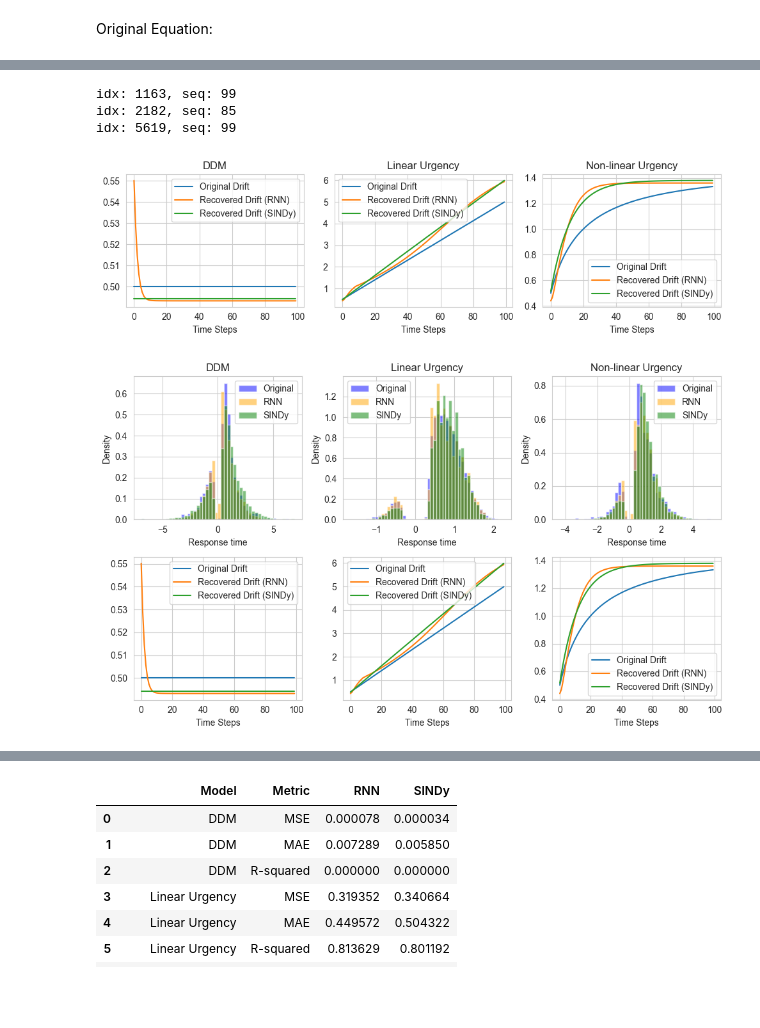
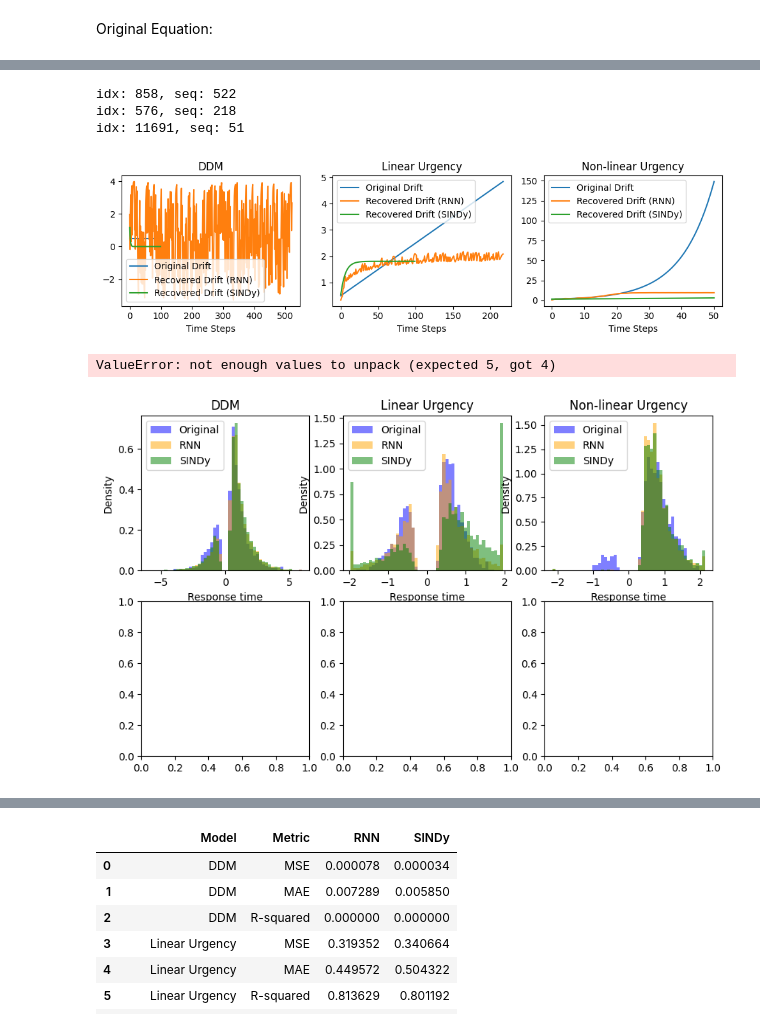
Before and after one commit to imtezcan/spice-ssm, a Jupyter notebook: analysis_sindy_playground.ipynb, the cells around one changed output, grey strips where cells are left out. Drawn from its saved outputs; the diff is of its cells as text; code cells hidden in the pictures; blank space fills up the shorter version.

```diff
--- a/analysis_sindy_playground.ipynb
+++ b/analysis_sindy_playground.ipynb
@@ -489,8 +503,8 @@ def sindy_predict_fast(sindy_drift, sindy_diffusion,
         u_in = t[active][:, None]  # (n_active, 1)
 
         v_next = sindy_drift.predict(v_in, u=u_in, multiple_trajectories=False).ravel()
-        # D_next = sindy_diffusion.predict(D_in, u=u_in, multiple_trajectories=False).ravel()
-        D_next = 1.0
+        D_next = sindy_diffusion.predict(D_in, u=u_in, multiple_trajectories=False).ravel()
+        # D_next = 1.0
 
         all_v.append(v_next[0])
         all_D.append(1.0)
@@ -613,11 +632,12 @@ plt.show()
 # %%
 drift_traces_nonlinear = traces_rnn_nonlinear['drift'][0]
-# diffusion_traces_ugm = traces_rnn_ugm['diffusion'][0][50:]
-diffusion_traces_nonlinear = np.full((drift_traces_nonlinear.shape[0], 1), 1.)
+diffusion_traces_nonlinear = traces_rnn_nonlinear['diffusion'][0]
+# diffusion_traces_nonlinear = np.full((drift_traces_nonlinear.shape[0], 1), 1.)
 # t = [t_ugm] * len(drift_traces)
 t_nonlinear = np.full((drift_traces_nonlinear.shape[0], 1), dt_rnn_nonlinear[0])
 t_nonlinear = np.cumsum(np.append(0., t_nonlinear[:-1]))
-t_nonlinear = np.arange(drift_traces_nonlinear.shape[1])
+print(t_nonlinear.shape)
+# t_nonlinear = np.arange(drift_traces_nonlinear.shape[1])
 
 sindy_drift_nonlinear, sindy_diffusion_nonlinear = get_sindy_model(dt_rnn_nonlinear, threshold=0.05, fit_intercept=False)
 sindy_drift_nonlinear.fit(drift_traces_nonlinear,
@@ -629,11 +649,11 @@ sindy_drift_nonlinear.fit(drift_traces_nonlinear,
           multiple_trajectories=False,
           t=t_nonlinear
           )
-# sindy_diffusion_ugm.fit(diffusion_traces_ugm,
-#         #   u=[t for t in np.stack([diffusion_traces, t_big], axis=-1)],
-#           u = t_ugm,
-#           ensemble=False,
-#           library_ensemble=False,
-#           multiple_trajectories=False,
-#           t=t_ugm)
+sindy_diffusion_nonlinear.fit(diffusion_traces_nonlinear,
+        #   u=[t for t in np.stack([diffusion_traces, t_big], axis=-1)],
+          u = t_nonlinear,
+          ensemble=True,
+          library_ensemble=True,
+          multiple_trajectories=False,
+          t=t_nonlinear)
 # %% [output]
@@ -651,7 +672,7 @@ x_0_nonlinear = traces_rnn_nonlinear['drift'][0][0]
 x_nonlinear = x_0_nonlinear
 # x_0_nonlinear = 0.0
 x_arr_nonlinear = []
-for i in range(100):
+for i in range(t_nonlinear.shape[0]):
     # print(np.array([x]).shape)
     x_nonlinear = sindy_drift_nonlinear.predict(np.array([x_nonlinear]), u=np.array([t_nonlinear[i]]))[0][0]
     x_arr_nonlinear.append(x_nonlinear)
@@ -667,9 +688,9 @@ plt.show()
 v_init_ddm = traces_rnn_ddm['drift'][0][50]
 D_init_ddm = traces_rnn_ddm['diffusion'][0][50]
 v_init_ugm = traces_rnn_ugm['drift'][0][0]
-D_init_ugm = 1.0#traces_rnn_ugm['diffusion'][0][0]
+D_init_ugm = traces_rnn_ugm['diffusion'][0][0]
 v_init_nonlinear = traces_rnn_nonlinear['drift'][0][0]
-D_init_nonlinear = 1.0#traces_rnn_nonlinear['diffusion'][0][0]
+D_init_nonlinear = traces_rnn_nonlinear['diffusion'][0][0]
 # %%
 rts_sindy_ddm, vs_sindy_ddm, Ds_sindy_ddm = sindy_predict_fast(sindy_drift_ddm, sindy_diffusion_ddm, initial_v=v_init_ddm, initial_D=D_init_ddm, b=rnn_regressor_ddm.rnn.threshold.item(), dt=dt_rnn_ddm[0])
 rts_sindy_ugm, vs_sindy_ugm, Ds_sindy_ugm = sindy_predict_fast(sindy_drift_ugm, sindy_diffusion_ugm, initial_v=v_init_ugm, initial_D=D_init_ugm, b=rnn_regressor_ugm.rnn.threshold.item(), dt=dt_rnn_ugm[0])
@@ -767,47 +788,47 @@ def plot_traces(traces_dict):
 
     for ax, (label, (rnn_regressor, traces, decision_indices, original_drifts, sindy_drifts)) in zip(axes, traces_dict.items()):
         idx = np.argmax(decision_indices)
-        # idx = 0
+        # idx = 200
         # seq = traces['evidence'][idx].size
         seq = decision_indices[idx]
         print(f"idx: {idx}, seq: {seq}")
         drifts = traces['drift'][idx]
         diffusions = traces['diffusion'][idx]
         # drifts = drifts / diffusions
         # threshold = rnn_regressor.rnn.threshold.detach().cpu().numpy()
         # originals = nonlin_drifts_function(0.5, t)
 
-        ax.plot(original_drifts, label='Original Drift')
-        ax.plot(drifts, label='Recovered Drift (RNN)')
-        ax.plot(sindy_drifts, label='Recovered Drift (SINDy)')
+        ax.plot(original_drifts[:seq], label='Original Drift')
+        ax.plot(drifts[:seq], label='Recovered Drift (RNN)')
+        ax.plot(sindy_drifts[:seq], label='Recovered Drift (SINDy)')
         # ax.plot(diffusions, label='Diffusion Traces (idx: 0)')
         # ax.plot(np.full(drifts.shape, threshold), label='Threshold')
         ax.set_title(label)
         ax.set_xlabel('Time Steps')
         ax.legend()
 
         # ax.set_xticks(np.arange(0, seq, step=max(1, seq // 5)))
 
     # Hide the last empty subplot
     if len(traces_dict) < len(axes):
         for ax in axes[len(traces_dict):]:
             ax.axis('off')
 
     plt.tight_layout()
     plt.show()
 
 traces_dict = {
     "DDM": [rnn_regressor_ddm, traces_rnn_ddm, decision_indices_ddm, [0.5] * 100, x_arr_ddm],
     "Linear Urgency": [rnn_regressor_ugm, traces_rnn_ugm, decision_indices_ugm, lin_drifts, x_arr],
     "Non-linear Urgency": [rnn_regressor_nonlinear, traces_rnn_nonlinear, decision_indices_nonlinear, nonlin_drifts, x_arr_nonlinear]
 }
 
 plot_traces(traces_dict)
 # %% [output]
-idx: 1163, seq: 99
-idx: 2182, seq: 85
-idx: 5619, seq: 99
+idx: 858, seq: 522
+idx: 576, seq: 218
+idx: 11691, seq: 51
-[figure, old version]
+[figure, new version]
 # %%
 def plot_combined(rt_dicts, traces_dict):
     fig, axes = plt.subplots(2, 3, figsize=(10, 6))
@@ -824,13 +845,13 @@ def plot_combined(rt_dicts, traces_dict):
     for ax, (label, (rnn_regressor, traces, decision_indices, original_drifts, sindy_drifts)) in zip(middle_axes, traces_dict.items()):
         idx = np.argmax(decision_indices)
         seq = decision_indices[idx]
-        drifts = traces['drift'][idx]
-        diffusions = traces['diffusion'][idx]
+        drifts = traces['drift'][idx][:seq]
+        diffusions = traces['diffusion'][idx][:seq]
         # drifts = drifts / diffusions
 
-        ax.plot(original_drifts, label='Original Drift')
-        ax.plot(drifts, label='Recovered Drift (RNN)')
-        ax.plot(sindy_drifts, label='Recovered Drift (SINDy)')
+        ax.plot(original_drifts[:seq], label='Original Drift')
+        ax.plot(drifts[:seq], label='Recovered Drift (RNN)')
+        ax.plot(sindy_drifts[:seq], label='Recovered Drift (SINDy)')
         # ax.plot(diffusions, label='Diffusion Traces')
         # ax.plot(np.full(drifts.shape, 1.0), label='Original Diffusion',)
         # ax.set_title(label)
@@ -850,7 +871,8 @@ def plot_combined(rt_dicts, traces_dict):
 
 plot_combined(rt_dicts, traces_dict)
 # %% [output]
+ValueError: not enough values to unpack (expected 5, got 4)
-[figure, old version]
+[figure, new version]
 # %%
 original_drifts_ddm = [0.5] * 100
 sindy_drifts_ddm = x_arr_ddm
```
Also changed, not shown: parts of 35 cells of this notebook, 4 other files.
